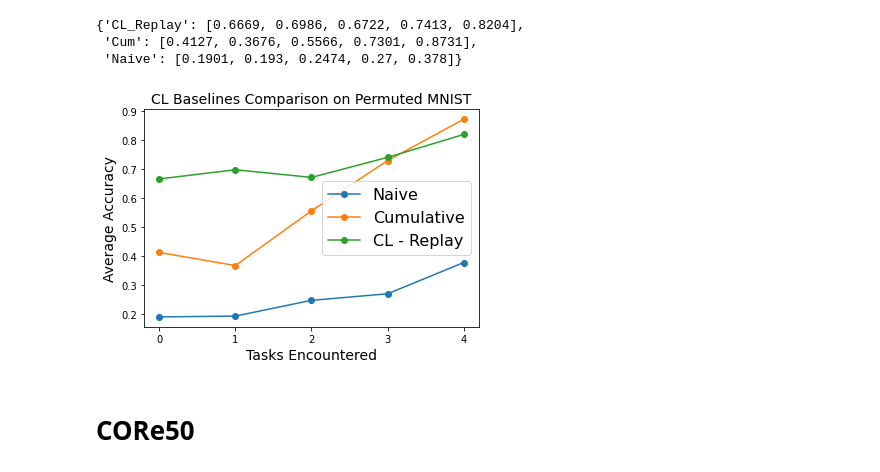
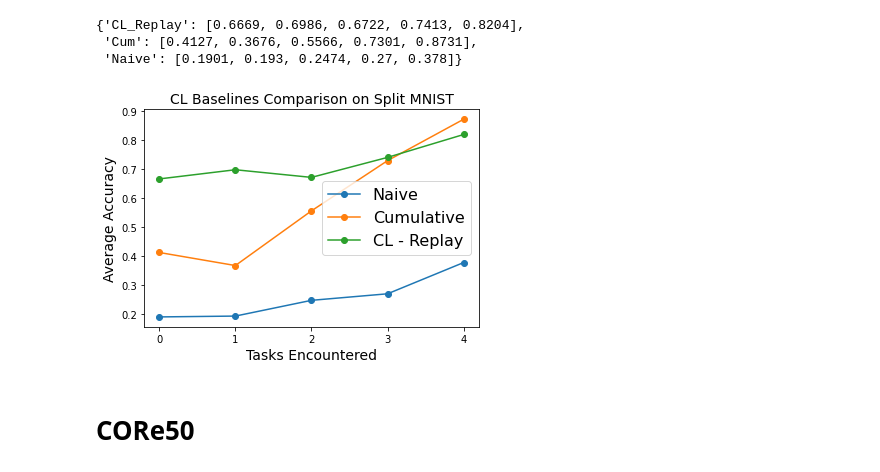
Before and after one commit to rudysemola/CL-experiments, a Jupyter notebook: CLaaS-DEMO-v1-Exp/CLaaS_v1.ipynb, the cells around one changed output. Drawn from its saved outputs; the diff is of its cells as text; code cells hidden in the pictures.

```diff
--- a/CLaaS-DEMO-v1-Exp/CLaaS_v1.ipynb
+++ b/CLaaS-DEMO-v1-Exp/CLaaS_v1.ipynb
@@ -680,14 +728,14 @@ acc_exp
 # %%
 plt.plot(range(scenario.n_experiences), acc_exp['Naive'], '-o', label="Naive")
 plt.plot(range(scenario.n_experiences), acc_exp['Cum'], '-o', label="Cumulative")
 plt.plot(range(scenario.n_experiences), acc_exp['CL_Replay'], '-o', label="CL - Replay")
 plt.xlabel('Tasks Encountered', fontsize=14)
 plt.ylabel('Average Accuracy', fontsize=14)
-plt.title('CL Baselines Comparison on Permuted MNIST', fontsize=14);
+plt.title('CL Baselines Comparison on Split MNIST', fontsize=14);
 plt.xticks(range(scenario.n_experiences))
 plt.legend(prop={'size': 16});
 # %% [output]
-[figure, old version]
+[figure, new version]
 # %% [markdown]
 # CORe50
 # %% [markdown]
```
Also changed, not shown: parts of 7 cells of this notebook.
